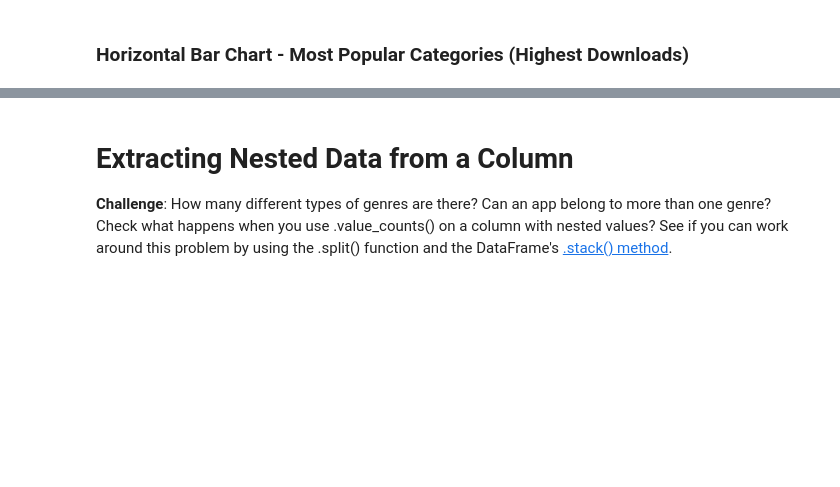
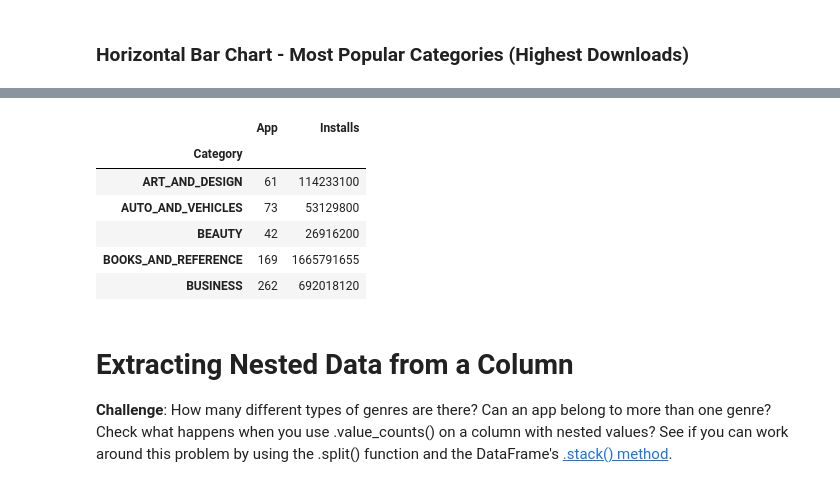
Before and after one commit to jhoeljp/Data-Analytics, a Jupyter notebook: Other/Google_App_Store_Analysis_2017-2018/Google_Play_Store_App_Analytics_2017_2018.ipynb, the cells around one changed output, grey strips where cells are left out. Drawn from its saved outputs; the diff is of its cells as text; code cells hidden in the pictures; blank space fills up the shorter version.

```diff
--- a/Other/Google_App_Store_Analysis_2017-2018/Google_Play_Store_App_Analytics_2017_2018.ipynb
+++ b/Other/Google_App_Store_Analysis_2017-2018/Google_Play_Store_App_Analytics_2017_2018.ipynb
@@ -412,3 +409,16 @@ ValueError: Mime type rendering requires nbformat>=4.2.0 but it is not installed
 <img src=https://imgur.com/cHsqh6a.png>
 
 *Hint*: Use the size, hover_name and color parameters in .scatter(). To scale the yaxis, call .update_layout() and specify that the yaxis should be on a log-scale like so: yaxis=dict(type='log')
+# %%
+app_numbers = df_apps_clean.groupby('Category').agg({'App':pd.Series.count})
+category_merged = pd.merge(app_numbers,category_installs,on='Category',how='inner')
+
+category_merged.head()
+# %% [output]
+|  | App | Installs |
+| Category |  |  |
+| ART_AND_DESIGN | 61 | 114233100 |
+| AUTO_AND_VEHICLES | 73 | 53129800 |
+| BEAUTY | 42 | 26916200 |
+| BOOKS_AND_REFERENCE | 169 | 1665791655 |
+| BUSINESS | 262 | 692018120 |
```
Also changed, not shown: parts of 9 cells of this notebook.
